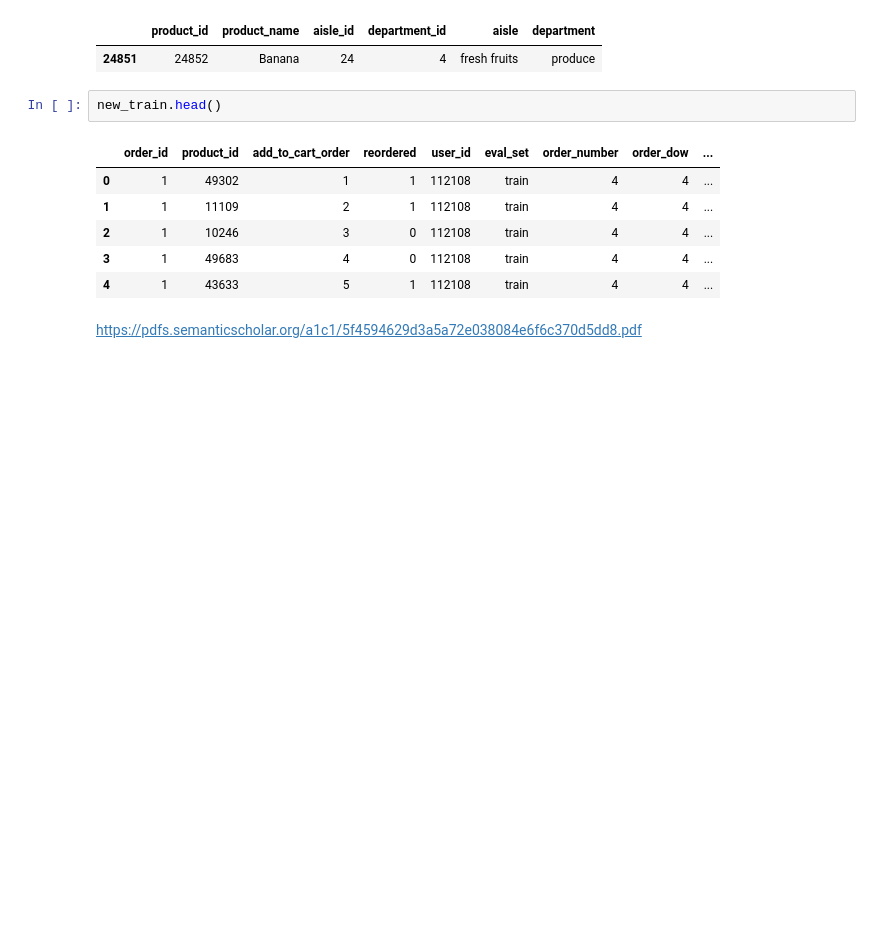
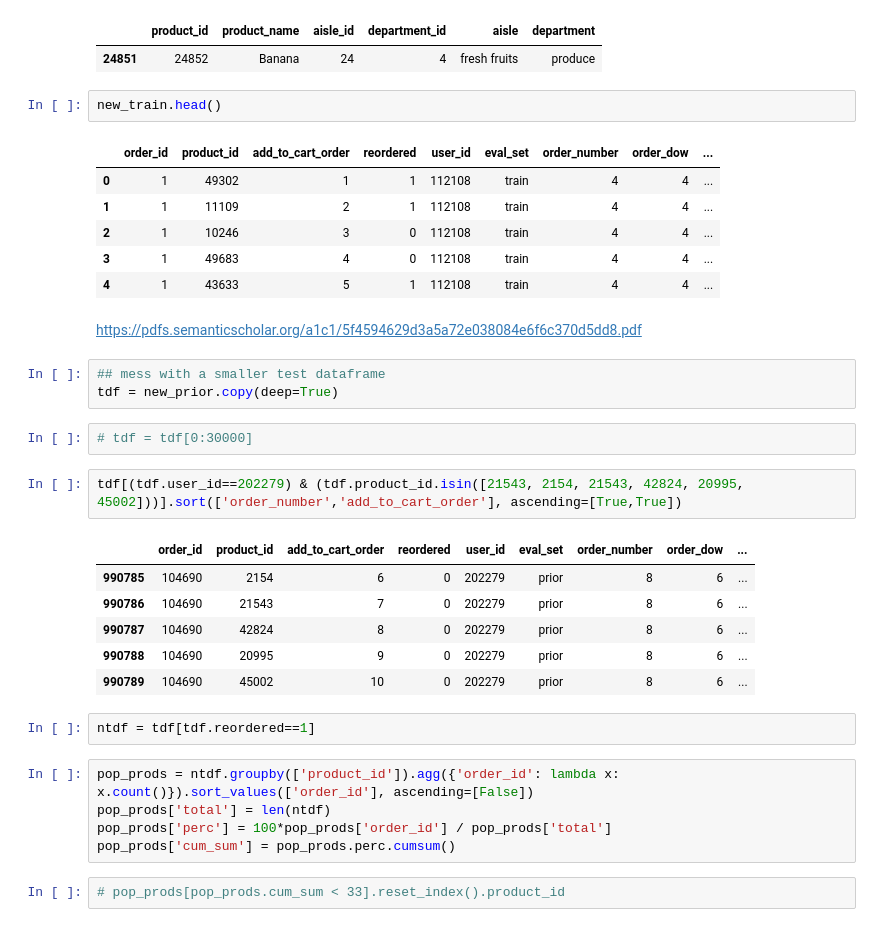
Before and after one commit to matt-negrin/instacart, a Jupyter notebook: scratch.ipynb, the cells around one changed output. Drawn from its saved outputs; the diff is of its cells as text; blank space fills up the shorter version.

Commit message:
creating baseline test, top percent of products

```diff
--- a/scratch.ipynb
+++ b/scratch.ipynb
@@ -316,3 +316,26 @@ new_train.head()
 | 4 | 1 | 43633 | 5 | 1 | 112108 | train | 4 | 4 | ... |
 # %% [markdown]
 https://pdfs.semanticscholar.org/a1c1/5f4594629d3a5a72e038084e6f6c370d5dd8.pdf
+# %%
+## mess with a smaller test dataframe
+tdf = new_prior.copy(deep=True)
+# %%
+# tdf = tdf[0:30000]
+# %%
+tdf[(tdf.user_id==202279) & (tdf.product_id.isin([21543, 2154, 21543, 42824, 20995, 45002]))].sort(['order_number','add_to_cart_order'], ascending=[True,True])
+# %% [output]
+|  | order_id | product_id | add_to_cart_order | reordered | user_id | eval_set | order_number | order_dow | ... |
+| 990785 | 104690 | 2154 | 6 | 0 | 202279 | prior | 8 | 6 | ... |
+| 990786 | 104690 | 21543 | 7 | 0 | 202279 | prior | 8 | 6 | ... |
+| 990787 | 104690 | 42824 | 8 | 0 | 202279 | prior | 8 | 6 | ... |
+| 990788 | 104690 | 20995 | 9 | 0 | 202279 | prior | 8 | 6 | ... |
+| 990789 | 104690 | 45002 | 10 | 0 | 202279 | prior | 8 | 6 | ... |
+# %%
+ntdf = tdf[tdf.reordered==1]
+# %%
+pop_prods = ntdf.groupby(['product_id']).agg({'order_id': lambda x: x.count()}).sort_values(['order_id'], ascending=[False])
+pop_prods['total'] = len(ntdf)
+pop_prods['perc'] = 100*pop_prods['order_id'] / pop_prods['total']
+pop_prods['cum_sum'] = pop_prods.perc.cumsum()
+# %%
+# pop_prods[pop_prods.cum_sum < 33].reset_index().product_id
```
Also changed, not shown: parts of 2 cells of this notebook.
